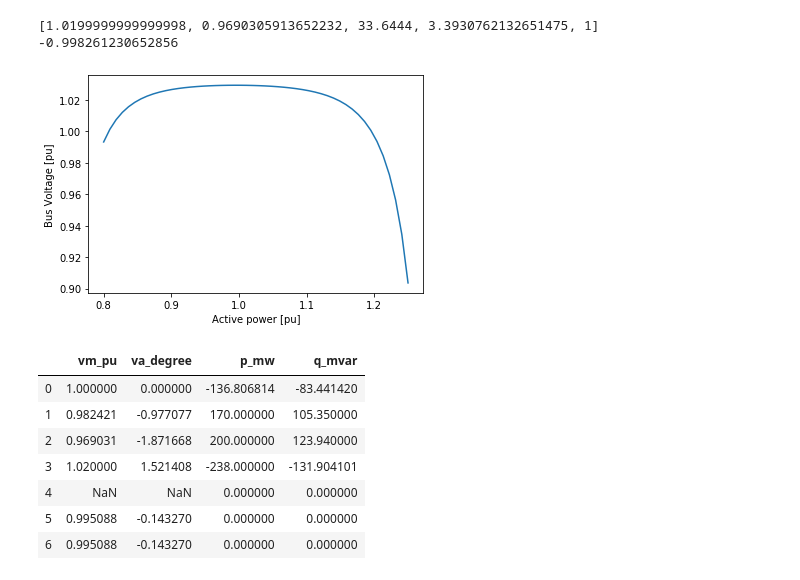
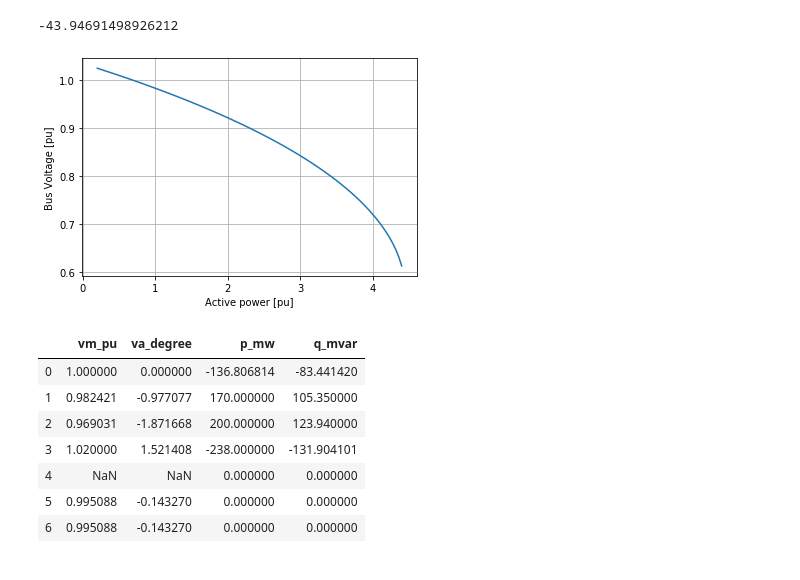
Before and after one commit to thediavel/RL-ThesisProject-ABB, a Jupyter notebook: TestNetwork1_v2.ipynb, the cells around one changed output. Saved outputs shown, nothing was run; the diff lists cells and outputs as text; code cells hidden in the pictures.

Commit message:
Still in progr. Updated nose curve and added shunt transition and more

```diff
--- a/TestNetwork1_v2.ipynb
+++ b/TestNetwork1_v2.ipynb
@@ -52,49 +87,63 @@ sgen = pp.create_sgen(net, 3, p_mw=sgen_nom_p_mw, q_mvar=sgen_nom_q_mvar, name='
+# %%
+## Function for transition from reference parameter to reactive power output of shunt device
+def Shunt_q_comp(net, v_ref_pu):
+    v_bus_pu = net.res_bus.vm_pu[1]
+    k = 25 #Coefficient for transition, tuned to hit 1 pu with nominal IEEE
+    q_rated = 100 #Mvar
+    q_min = -q_rated
+    q_max = q_rated
+    q_comp = k*q_rated*(v_bus_pu-v_ref_pu)
+
+    if q_comp > q_max:
+        q_comp = q_max
+    if q_comp < q_min:
+        q_comp = q_min
+
+    return q_comp
+
+q_comp = Shunt_q_comp(net, 1)
+q_comp
+# %% [output]
+-43.94691498926212
 # %%
 ##Function for nose curve
-def NoseCurve(p_low_pu, p_high_pu, bus_index, net):
+def NoseCurve(p_low_pu, p_high_pu, bus_index, net, x_line_pu):
 
     network = copy.deepcopy(net) #So not changing anything in actual network
     fig = plt.figure()
 
-    l_arr = np.linspace(p_low_pu, p_high_pu, 50)
+    l_arr = np.linspace(p_low_pu, p_high_pu, 100)
     l_len = len(l_arr)
     v_res = np.zeros(l_len)
     l_ind = bus_index
+    l_p_mw = network.load.p_mw[l_ind]
+    l_q_mvar = network.load.q_mvar[l_ind]
 
     for ind in range(l_len):
         # Load scaling
         l_scaling = l_arr[ind]
-        l_p_mw = network.load.p_mw[l_ind]
-        l_q_mvar = network.load.q_mvar[l_ind]
         network.load.p_mw[l_ind] = l_p_mw*l_scaling
         network.load.q_mvar[l_ind] = l_q_mvar*l_scaling
+        pp.runpp(network)
+
+        # Shunt compensation
+        v_ref_pu = 1
+        q_comp = Shunt_q_comp(network, v_ref_pu)
+        network.shunt.q_mvar =  q_comp
+        #print(network.shunt.q_mvar)
+
+        # Series compensation
+        p_ref_pu = 15.7
+        k_x_comp_pu = K_x_comp_pu(network, x_line_pu, p_ref_pu)
+        network.impedance.loc[0, ['xft_pu','xtf_pu']] = x_line_pu * k_x_comp_pu
+        #print(x_line_pu * k_x_comp_pu)
+
         pp.runpp(network)
         v_res[ind] = network.res_bus.vm_pu[l_ind]
 
     plt.plot(l_arr, v_res, figure=fig)
     plt.ylabel('Bus Voltage [pu]')
     plt.xlabel('Active power [pu]')
+    plt.grid(True)
 
-    return fig
+    return [fig, v_res, l_arr]
-# %%
-##Function for transition from reference power to reactance of "TCSC"
-def K_x_comp_pu(net, x_line_pu, p_ref_pu):
-    v_s_pu = net.res_bus.vm_pu[3]
-    v_r_pu = net.res_bus.vm_pu[2]
-    delta_deg = net.res_bus.va_degree[3] - net.res_bus.va_degree[2]
-    k_x_comp = ((v_s_pu * v_r_pu * math.sin(math.radians(delta_deg))) / (p_ref_pu* x_line_ohm)) - 1
-    return k_x_comp
-
-p_ref_pu = 1
-S_base = 100e6
-V_base = 230e3
-x_base = pow(V_base,2) / S_base
-x_line_ohm = net.line.x_ohm_per_km[3]
-x_line_pu = x_line_ohm / x_base # Can take one since this line is divivded into
-                                              # 2 identical lines with length 0.5 km
-k_x_comp_pu = K_x_comp_pu(net, x_line_pu, p_ref_pu)
-print([v_s_pu, v_r_pu, x_line_ohm, delta_deg, p_ref_pu])
-print(k_x_comp_pu)
-# %% [output]
-[1.0199999999999998, 0.9690305913652232, 33.6444, 3.3930762132651475, 1]
--0.998261230652856
@@ -103,7 +162,7 @@ print(k_x_comp_pu)
 # %%
-NoseCurve1 = NoseCurve(0.8,1.25,1, net)
+NoseCurve1 = NoseCurve(0.2,4.4,1, net, x_line_pu)
 # %% [output]
-[figure, old version]
+[figure, new version]
 # %%
 net.res_bus
 # %% [output]
```
Also changed, not shown: parts of 21 cells of this notebook.
